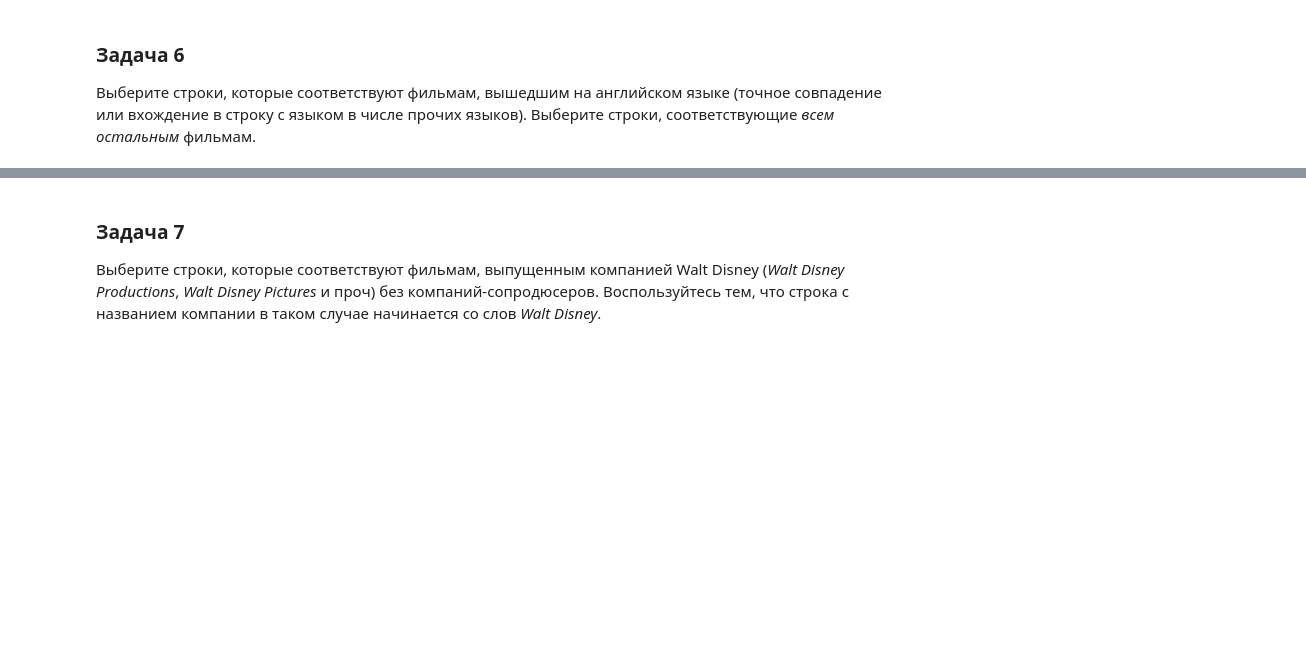
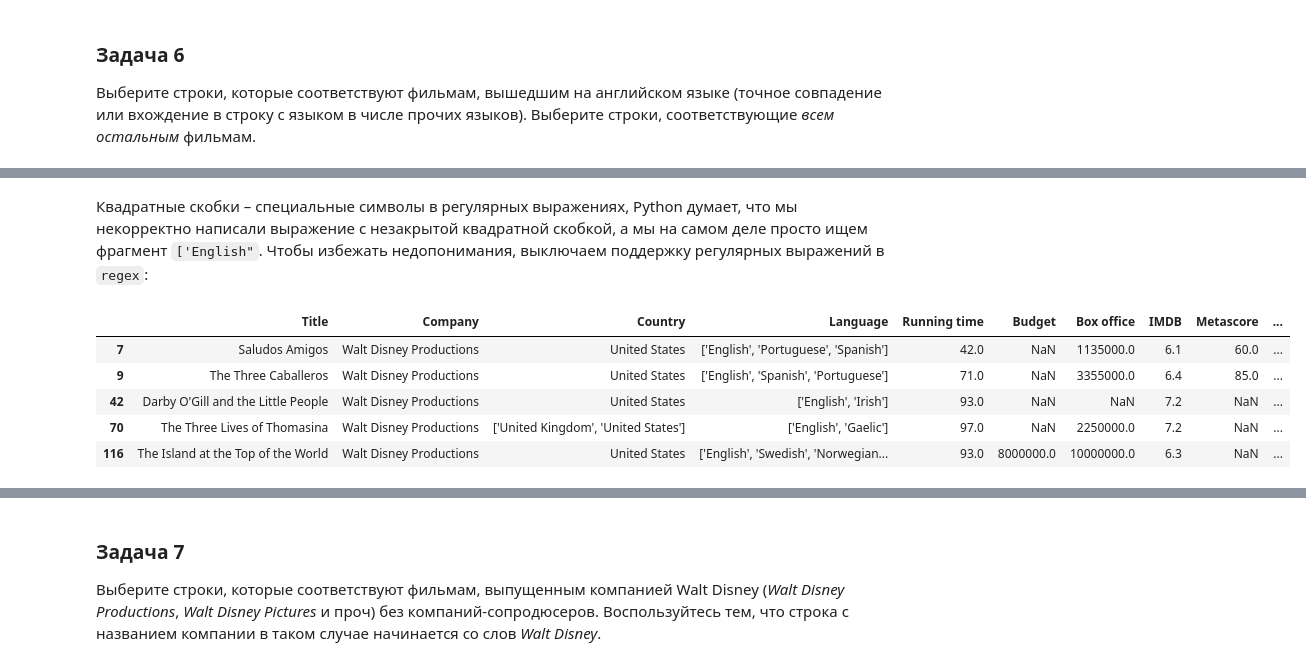
Before and after one commit to allatambov/PyDat25, a Jupyter notebook: pydat-practice02-solved.ipynb, the cells around one changed output, grey strips where cells are left out. Drawn from its saved outputs; the diff is of its cells as text; code cells hidden in the pictures; blank space fills up the shorter version.

```diff
--- a/pydat-practice02-solved.ipynb
+++ b/pydat-practice02-solved.ipynb
@@ -260,0 +333,13 @@ print(not_q05.shape)
+# %% [markdown]
+Квадратные скобки – специальные символы в регулярных выражениях, Python думает, что мы некорректно написали выражение с незакрытой квадратной скобкой, а мы на самом деле просто ищем фрагмент `['English"`. Чтобы избежать недопонимания, выключаем поддержку регулярных выражений в `regex`:
+# %%
+df[df["Language"].str.contains("['English",
+                               na = False,
+                               regex = False)].head()
+# %% [output]
+|  | Title | Company | Country | Language | Running time | Budget | Box office | IMDB | Metascore | ... |
+| 7 | Saludos Amigos | Walt Disney Productions | United States | ['English', 'Portuguese', 'Spanish'] | 42.0 | NaN | 1135000.0 | 6.1 | 60.0 | ... |
+| 9 | The Three Caballeros | Walt Disney Productions | United States | ['English', 'Spanish', 'Portuguese'] | 71.0 | NaN | 3355000.0 | 6.4 | 85.0 | ... |
+| 42 | Darby O'Gill and the Little People | Walt Disney Productions | United States | ['English', 'Irish'] | 93.0 | NaN | NaN | 7.2 | NaN | ... |
+| 70 | The Three Lives of Thomasina | Walt Disney Productions | ['United Kingdom', 'United States'] | ['English', 'Gaelic'] | 97.0 | NaN | 2250000.0 | 7.2 | NaN | ... |
+| 116 | The Island at the Top of the World | Walt Disney Productions | United States | ['English', 'Swedish', 'Norwegian... | 93.0 | 8000000.0 | 10000000.0 | 6.3 | NaN | ... |
```
Also changed, not shown: parts of 13 cells of this notebook.
